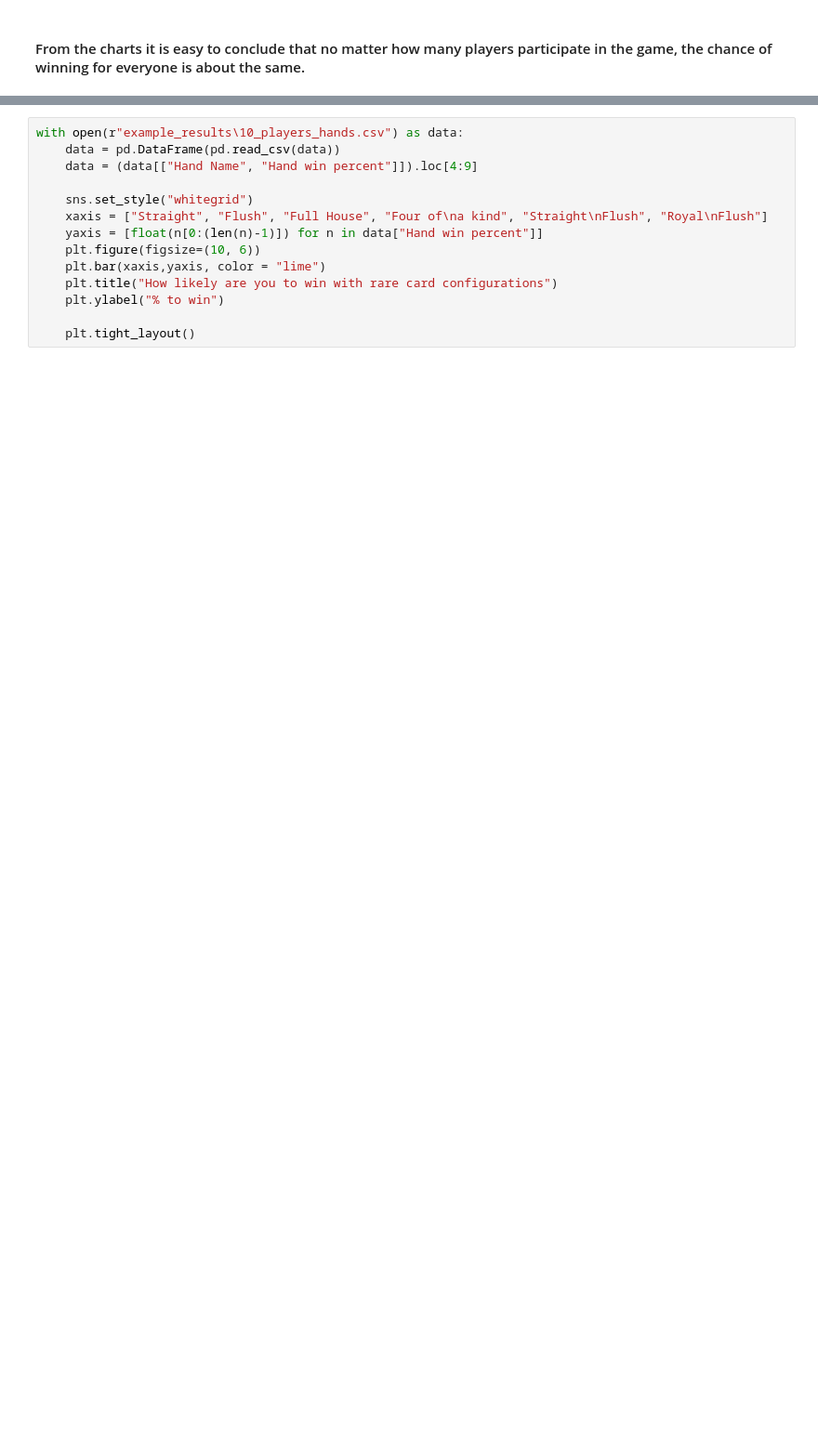
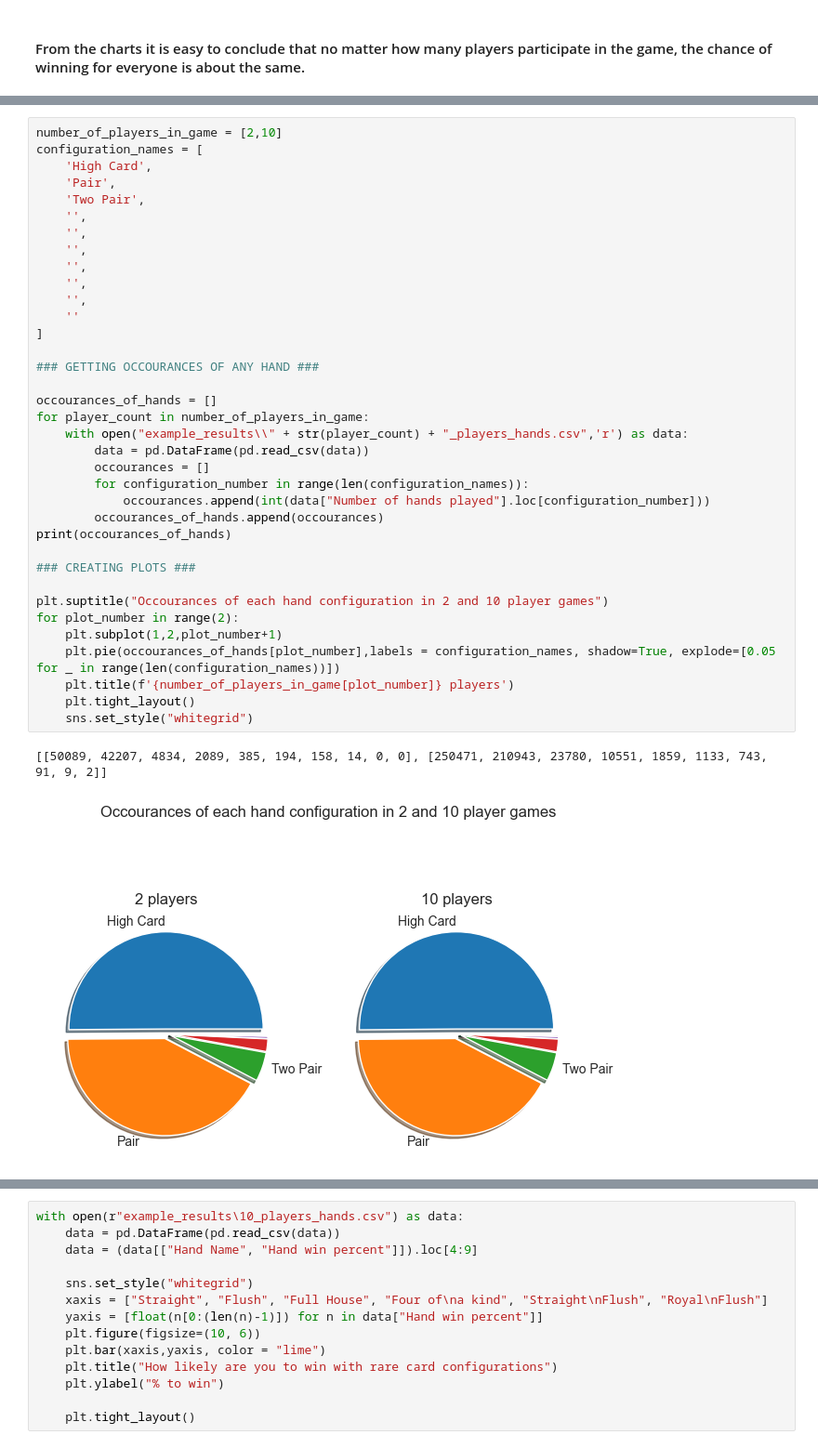
Before and after one commit to AntoniPoszkuta/poker_stats, a Jupyter notebook: wykresy.ipynb, the cells around one changed output, grey strips where cells are left out. Shown: that part at 93% size. Cells and saved outputs as stored; diff of their text form; blank space fills up the shorter version.

```diff
--- a/wykresy.ipynb
+++ b/wykresy.ipynb
@@ -49 +50,40 @@ plt.tight_layout()
+# %%
+number_of_players_in_game = [2,10]
+configuration_names = [
+    'High Card',
+    'Pair',
+    'Two Pair',
+    '',
+    '',
+    '',
+    '',
+    '',
+    '',
+    ''
+]
+
+### GETTING OCCOURANCES OF ANY HAND ###
+
+occourances_of_hands = []
+for player_count in number_of_players_in_game:
+    with open("example_results\\" + str(player_count) + "_players_hands.csv",'r') as data:
+        data = pd.DataFrame(pd.read_csv(data))
+        occourances = []
+        for configuration_number in range(len(configuration_names)):
+            occourances.append(int(data["Number of hands played"].loc[configuration_number]))
+        occourances_of_hands.append(occourances)
+print(occourances_of_hands)
+
+### CREATING PLOTS ###
+
+plt.suptitle("Occourances of each hand configuration in 2 and 10 player games")
+for plot_number in range(2):
+    plt.subplot(1,2,plot_number+1)
+    plt.pie(occourances_of_hands[plot_number],labels = configuration_names, shadow=True, explode=[0.05 for _ in range(len(configuration_names))])
+    plt.title(f'{number_of_players_in_game[plot_number]} players')
+    plt.tight_layout()
+    sns.set_style("whitegrid")
+# %% [output]
+[[50089, 42207, 4834, 2089, 385, 194, 158, 14, 0, 0], [250471, 210943, 23780, 10551, 1859, 1133, 743, 91, 9, 2]]
+[figure, added]
 # %% [markdown]
```
Also changed, not shown: parts of 6 cells of this notebook.
